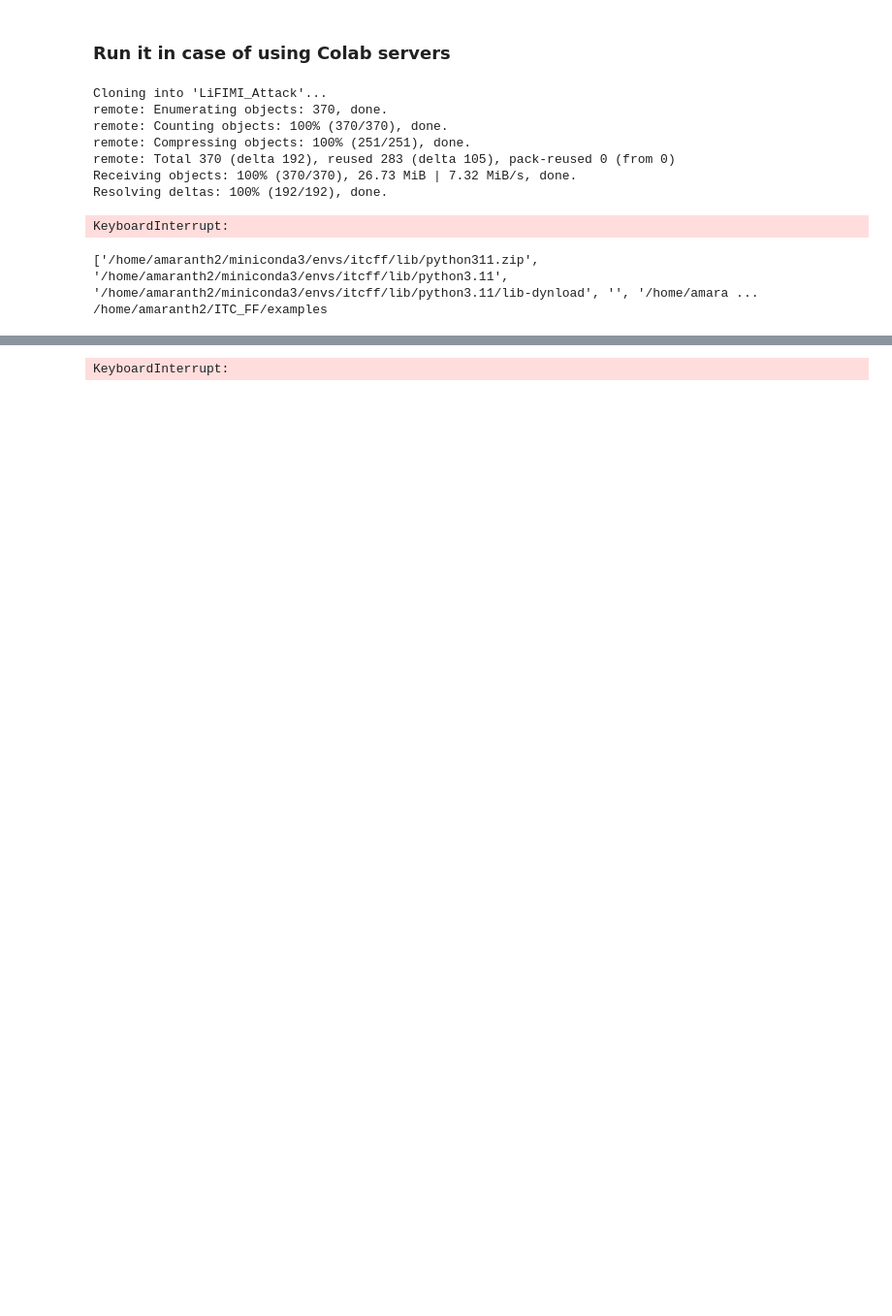
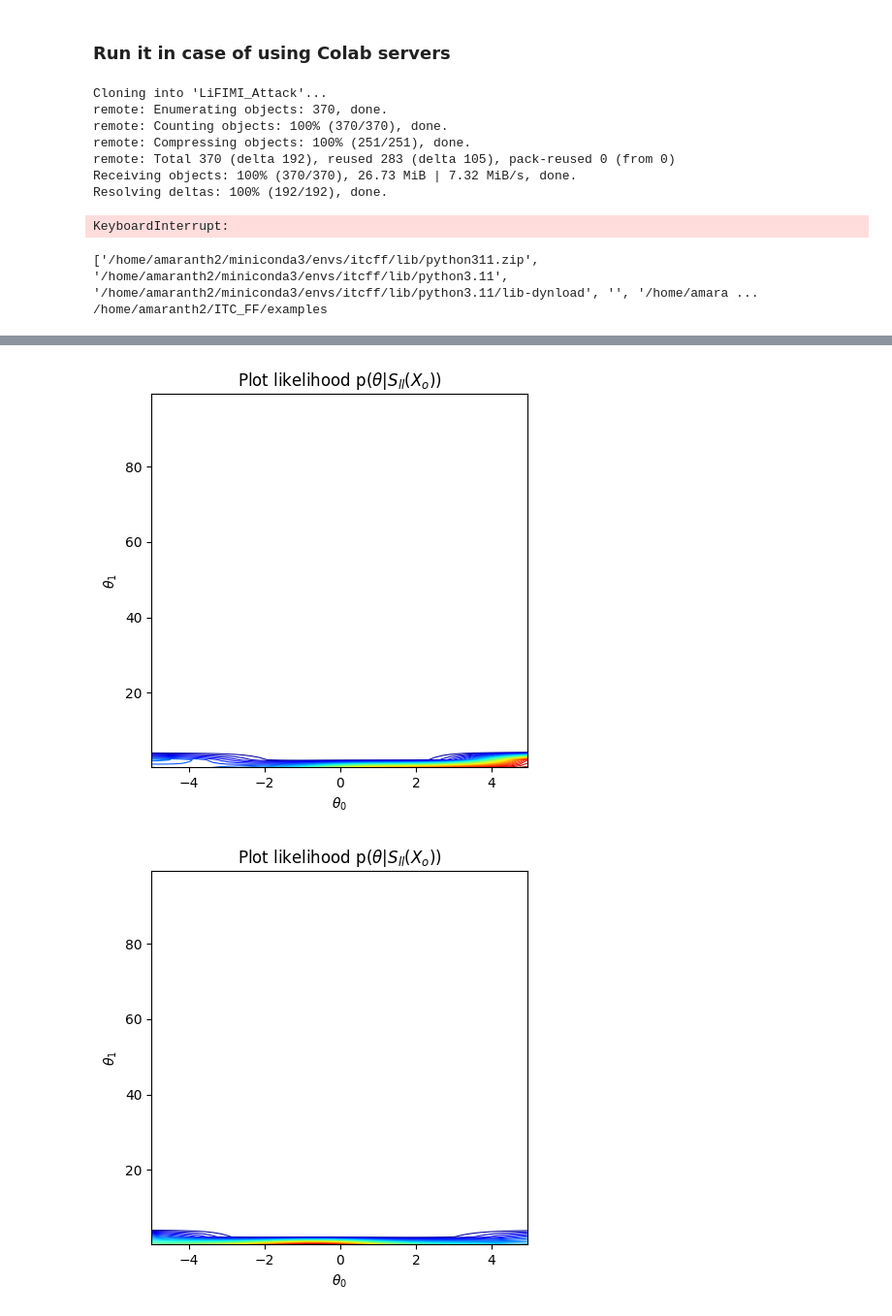
Before and after one commit to Vegnics/LiFIMI_Attack, a Jupyter notebook: examples/task_FFD_image.ipynb, the cells around one changed output, grey strips where cells are left out. Shown at 97% size. Cells and saved outputs as stored; diff of their text form; code cells hidden in the pictures; blank space fills up the shorter version.

```diff
--- a/examples/task_FFD_image.ipynb
+++ b/examples/task_FFD_image.ipynb
@@ -119,6 +119,12 @@ hyperparams.L = 4                                # number of learning rounds
 #hyperparams.type = 'cnn2d'                       # the network architecture of S(x)
 hyperparams.type = 'cnnimg'
 hyperparams.stat = 'infomax'                     # statistics function: infomax/moment/score
+
+#Hyperparameters for StatNet
+hyperparams.n_neg = 50
+hyperparams.bs = 32
+hyperparams.lr = 2.0e-4
+
 hyperparams.estimator = 'DC'                     # MI estimator; JSD (accurate) or DC (fast)
 hyperparams.nde = 'MAF'                          # nde; MAF (D>1) or MDN (D=1)
 from lfi.utils import discrepancy, visualization
@@ -193 +199,2 @@ SNL LOGLIKE imgs: (1, 256, 256, 3)
-KeyboardInterrupt:
+[figure, added]
+[figure, added]
```
Also changed, not shown: parts of 2 cells of this notebook, 2 other files.
